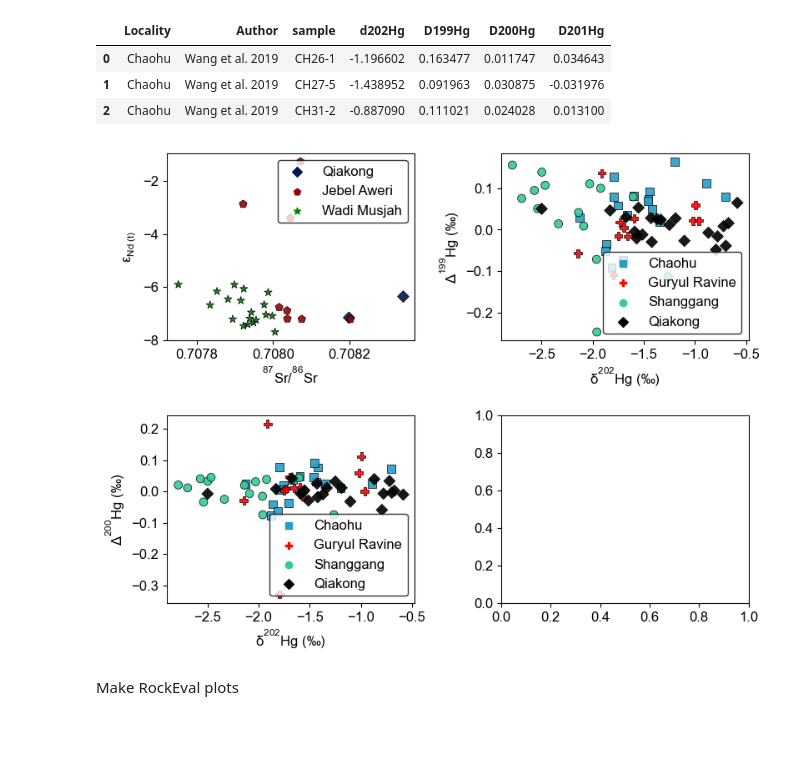
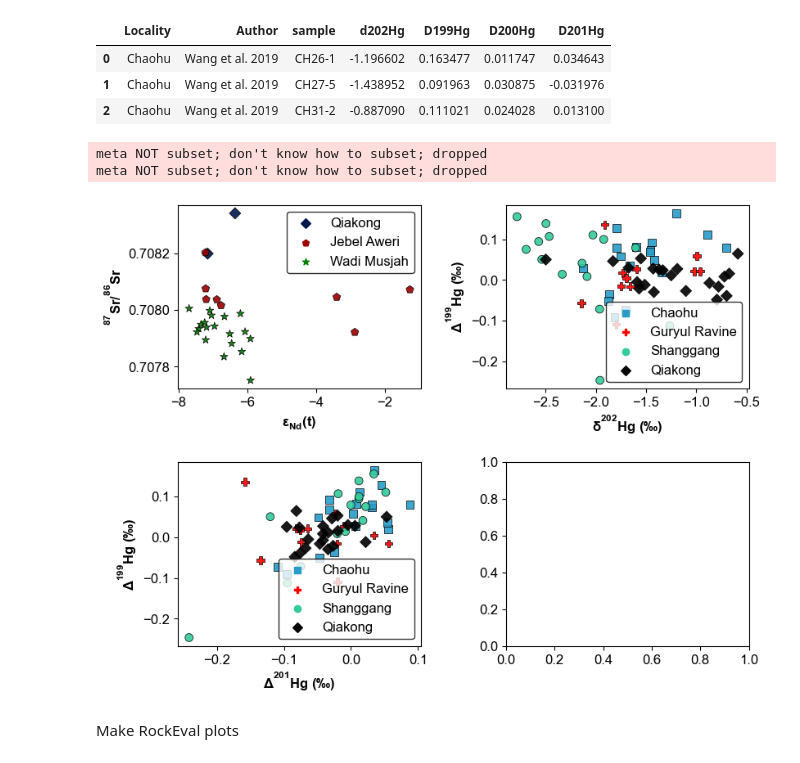
Before and after one commit to oluwaseun-edward/notebooks, a Jupyter notebook: covariation.ipynb, the cells around one changed output. Saved outputs shown, nothing was run; the diff lists cells and outputs as text; code cells hidden in the pictures; blank space fills up the shorter version.

```diff
--- a/covariation.ipynb
+++ b/covariation.ipynb
@@ -222,33 +222,35 @@ Nd=df["Nd(t)"]
 # %%
 fig, ((ax0, ax1), (ax2, ax3)) = plt.subplots(nrows=2, ncols=2,
                                              figsize=(9, 7), sharey=False)
 fig.subplots_adjust(hspace=0.4, wspace=0.35)
-x_labels = [r"$^{87}Sr/^{86}Sr$", r"$\delta^{202}Hg\;(‰)$",]
-y_labels = [r"$\epsilon_{Nd\;(t)}$", r"$\Delta^{199}Hg\;(‰)$", r"$\Delta^{200}Hg\;(‰)$"]
+x_labels = [r"$\epsilon_{Nd}(t)$", r"$\delta^{202}Hg\;(‰)$", r"$\Delta^{201}Hg\;(‰)$"]
+y_labels = [r"$^{87}Sr/^{86}Sr$", r"$\Delta^{199}Hg\;(‰)$", r"$\Delta^{199}Hg\;(‰)$"]
 sub1_colors = [colors[2], colors[4], 'green']
 sub2_colors = ["#289cc9", 'red', '#33cb9c', 'black']
 
 
 def make_subplots(dataset, x, y, ax, colors, markers, x_label, y_label, location):
     sns.scatterplot(data=dataset, x=x, y=y, ax=ax,
                     color='black', edgecolor='black', legend=True,
                     s=50, hue='Locality', palette=colors, alpha=0.9,
                     style='Locality', markers=markers,
                     )
-    ax.tick_params(labelsize=12)
-    ax.set_xlabel(x_label, fontsize=12)
-    ax.set_ylabel(y_label, fontsize=12)
+    ax.tick_params(labelsize=12, color = 'black')
+    ax.set_xlabel(x_label, fontsize=12, color = 'black', fontweight='bold')
+    ax.set_ylabel(y_label, fontsize=12, color='black', fontweight='bold')
     ax.legend(loc=location, edgecolor='black', frameon=True,fontsize=12, ncol=1)
 
-make_subplots(df, Sr, Nd, ax0, sub1_colors, markers2, x_labels[0], y_labels[0], "upper right")
+make_subplots(df, Nd, Sr, ax0, sub1_colors, markers2, x_labels[0], y_labels[0], "upper right")
 make_subplots(iso, iso['d202Hg'], iso['D199Hg'], ax1, sub2_colors,
               ['s', 'P', 'o', 'D'], x_labels[1], y_labels[1], "lower right")
-make_subplots(iso, iso['d202Hg'], iso['D200Hg'], ax2, sub2_colors,
-              ['s', 'P', 'o', 'D'], x_labels[1], y_labels[2], "lower right")
+make_subplots(iso, iso['D201Hg'], iso['D199Hg'], ax2, sub2_colors,
+              ['s', 'P', 'o', 'D'], x_labels[2], y_labels[2], "lower right")
 
 # plt.savefig(f'{save_path}hg-iso_Nd-Sr.pdf', dpi=600)
 # %% [output]
+meta NOT subset; don't know how to subset; dropped
+meta NOT subset; don't know how to subset; dropped
-[figure, old version]
+[figure, new version]
 # %% [markdown]
 Make RockEval plots
 # %%
```
Also changed, not shown: 2 other files.
